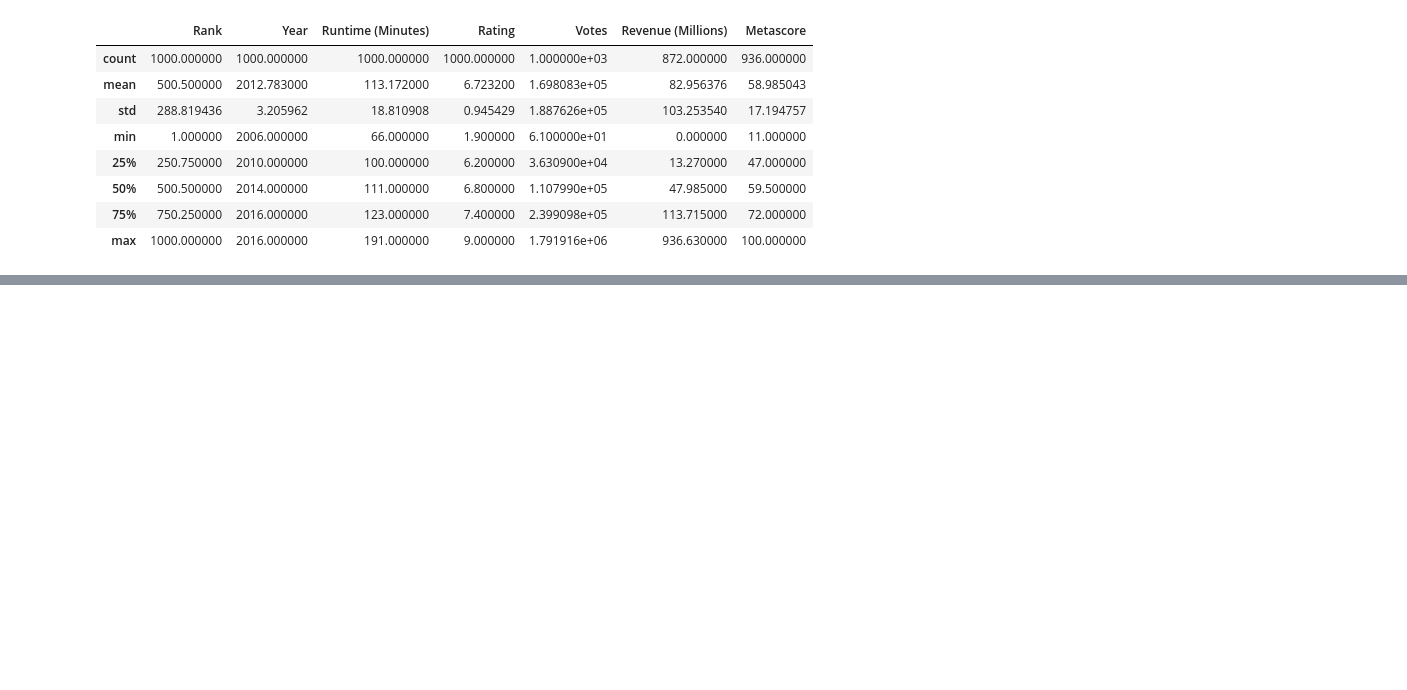
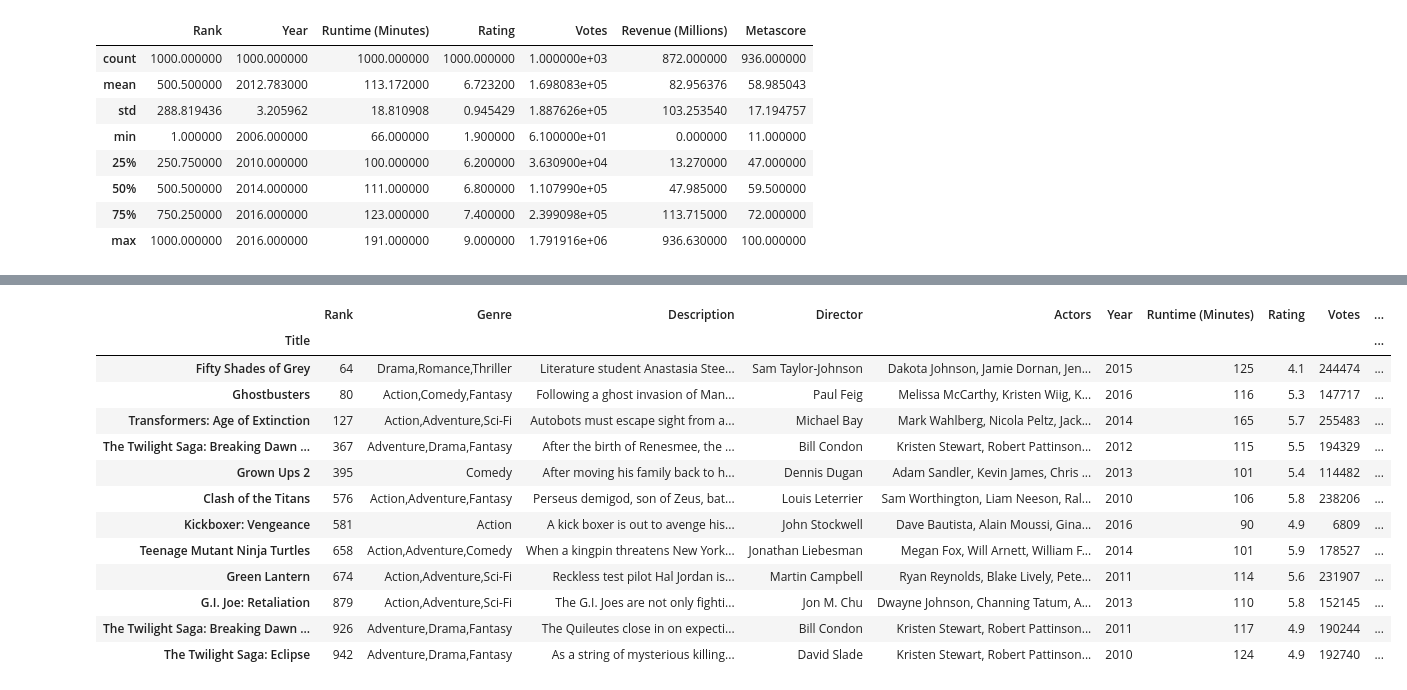
Before and after one commit to muwongelawrence-tech/IMDB_Analysis, a Jupyter notebook: MDB movies notebook.ipynb, the cells around one changed output, grey strips where cells are left out. Saved outputs shown, nothing was run; the diff lists cells and outputs as text; code cells hidden in the pictures; blank space fills up the shorter version.

```diff
--- a/MDB movies notebook.ipynb
+++ b/MDB movies notebook.ipynb
@@ -104,0 +269,27 @@ continue
+# %%
+# Now let’s look at some more complex filters. We can make our conditions richer
+# with logical operators like “|” and “&”.
+# Say we want to retrieve the latest movies (movies released between 2010 and 2016) that had a very
+# poor rating (score less than 6.0) but were among the highest earners at the
+# box office (revenue above the 75th percentile).
+
+movies_df[
+    ((movies_df['Year'] >= 2010) & (movies_df['Year'] <= 2016))
+    & (movies_df['Rating'] < 6.0)
+    & (movies_df['Revenue (Millions)'] > movies_df['Revenue (Millions)'].quantile(0.75))
+]
+# %% [output]
+|  | Rank | Genre | Description | Director | Actors | Year | Runtime (Minutes) | Rating | Votes | ... |
+| Title |  |  |  |  |  |  |  |  |  | ... |
+| Fifty Shades of Grey | 64 | Drama,Romance,Thriller | Literature student Anastasia Stee... | Sam Taylor-Johnson | Dakota Johnson, Jamie Dornan, Jen... | 2015 | 125 | 4.1 | 244474 | ... |
+| Ghostbusters | 80 | Action,Comedy,Fantasy | Following a ghost invasion of Man... | Paul Feig | Melissa McCarthy, Kristen Wiig, K... | 2016 | 116 | 5.3 | 147717 | ... |
+| Transformers: Age of Extinction | 127 | Action,Adventure,Sci-Fi | Autobots must escape sight from a... | Michael Bay | Mark Wahlberg, Nicola Peltz, Jack... | 2014 | 165 | 5.7 | 255483 | ... |
+| The Twilight Saga: Breaking Dawn ... | 367 | Adventure,Drama,Fantasy | After the birth of Renesmee, the ... | Bill Condon | Kristen Stewart, Robert Pattinson... | 2012 | 115 | 5.5 | 194329 | ... |
+| Grown Ups 2 | 395 | Comedy | After moving his family back to h... | Dennis Dugan | Adam Sandler, Kevin James, Chris ... | 2013 | 101 | 5.4 | 114482 | ... |
+| Clash of the Titans | 576 | Action,Adventure,Fantasy | Perseus demigod, son of Zeus, bat... | Louis Leterrier | Sam Worthington, Liam Neeson, Ral... | 2010 | 106 | 5.8 | 238206 | ... |
+| Kickboxer: Vengeance | 581 | Action | A kick boxer is out to avenge his... | John Stockwell | Dave Bautista, Alain Moussi, Gina... | 2016 | 90 | 4.9 | 6809 | ... |
+| Teenage Mutant Ninja Turtles | 658 | Action,Adventure,Comedy | When a kingpin threatens New York... | Jonathan Liebesman | Megan Fox, Will Arnett, William F... | 2014 | 101 | 5.9 | 178527 | ... |
+| Green Lantern | 674 | Action,Adventure,Sci-Fi | Reckless test pilot Hal Jordan is... | Martin Campbell | Ryan Reynolds, Blake Lively, Pete... | 2011 | 114 | 5.6 | 231907 | ... |
+| G.I. Joe: Retaliation | 879 | Action,Adventure,Sci-Fi | The G.I. Joes are not only fighti... | Jon M. Chu | Dwayne Johnson, Channing Tatum, A... | 2013 | 110 | 5.8 | 152145 | ... |
+| The Twilight Saga: Breaking Dawn ... | 926 | Adventure,Drama,Fantasy | The Quileutes close in on expecti... | Bill Condon | Kristen Stewart, Robert Pattinson... | 2011 | 117 | 4.9 | 190244 | ... |
+| The Twilight Saga: Eclipse | 942 | Adventure,Drama,Fantasy | As a string of mysterious killing... | David Slade | Kristen Stewart, Robert Pattinson... | 2010 | 124 | 4.9 | 192740 | ... |
```
Also changed, not shown: parts of 11 cells of this notebook.
